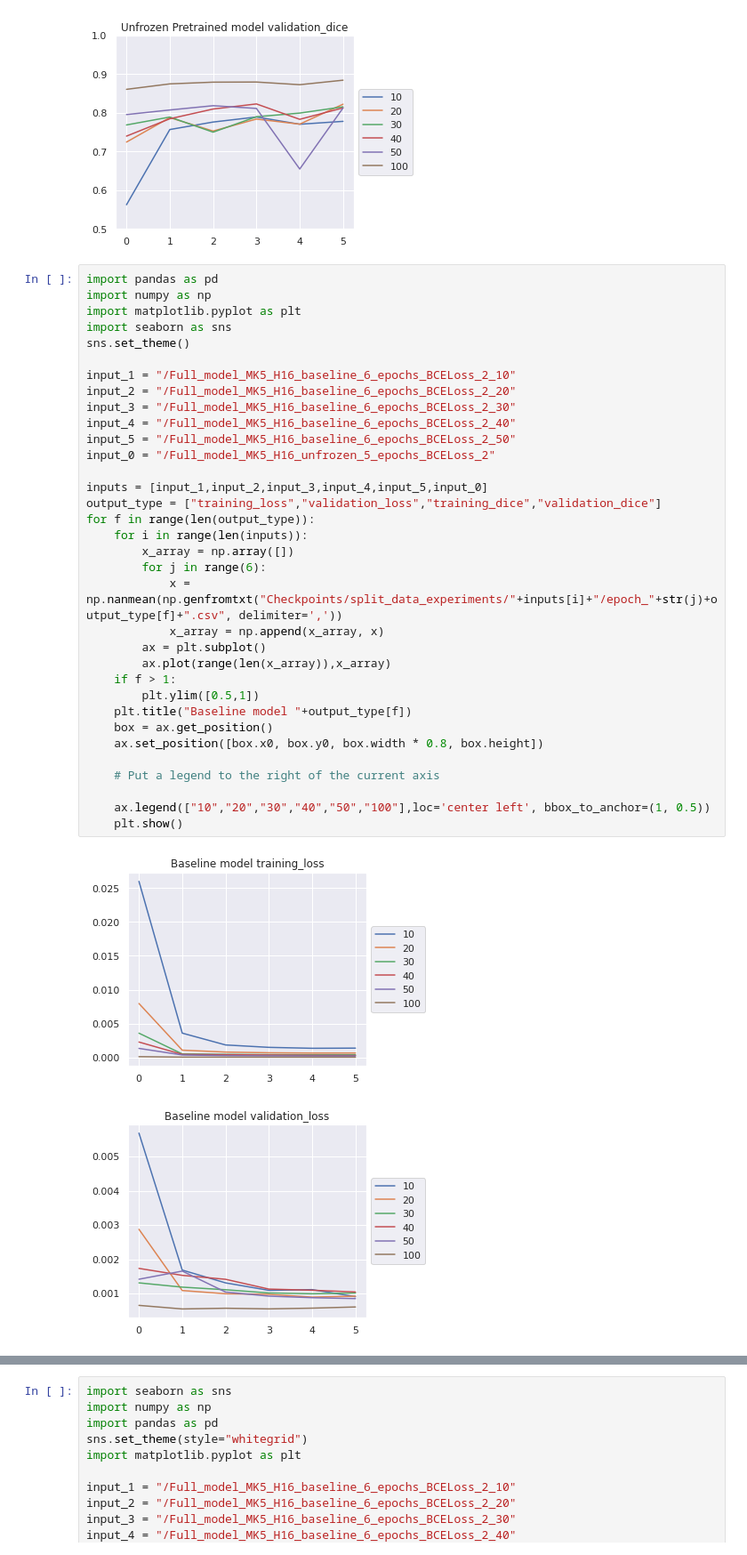
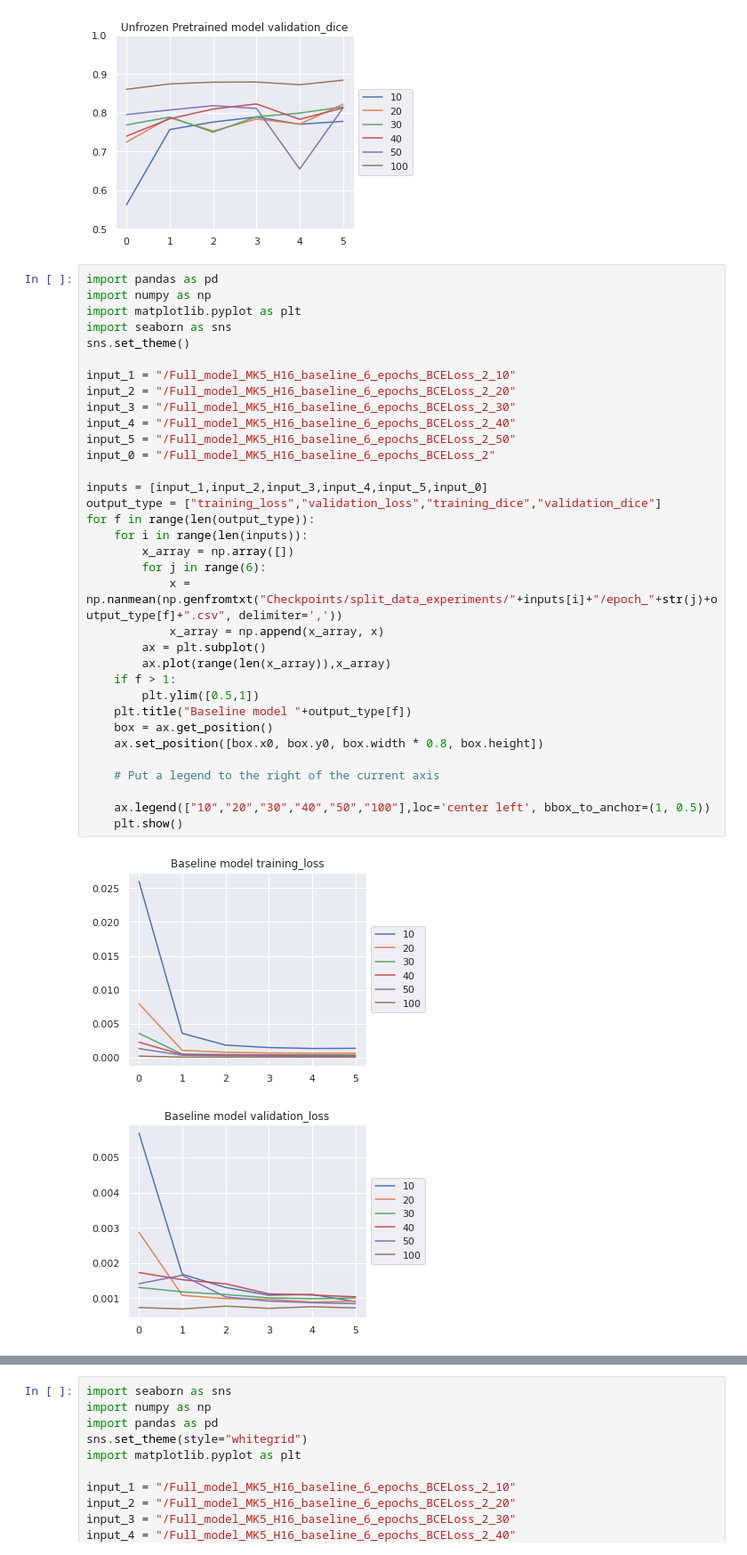
Before and after one commit to Jmckone1/unet, a Jupyter notebook: zip.ipynb, the cells around one changed output, grey strips where cells are left out. Shown: that part at 89% size. Cells and saved outputs as stored; diff of their text form.

```diff
--- a/zip.ipynb
+++ b/zip.ipynb
@@ -113,32 +113,32 @@ import seaborn as sns
 sns.set_theme()
 
 input_1 = "/Full_model_MK5_H16_baseline_6_epochs_BCELoss_2_10"
 input_2 = "/Full_model_MK5_H16_baseline_6_epochs_BCELoss_2_20"
 input_3 = "/Full_model_MK5_H16_baseline_6_epochs_BCELoss_2_30"
 input_4 = "/Full_model_MK5_H16_baseline_6_epochs_BCELoss_2_40"
 input_5 = "/Full_model_MK5_H16_baseline_6_epochs_BCELoss_2_50"
-input_0 = "/Full_model_MK5_H16_unfrozen_5_epochs_BCELoss_2"
+input_0 = "/Full_model_MK5_H16_baseline_6_epochs_BCELoss_2"
 
 inputs = [input_1,input_2,input_3,input_4,input_5,input_0]
 output_type = ["training_loss","validation_loss","training_dice","validation_dice"]
 for f in range(len(output_type)):
     for i in range(len(inputs)):
         x_array = np.array([])
         for j in range(6):
             x = np.nanmean(np.genfromtxt("Checkpoints/split_data_experiments/"+inputs[i]+"/epoch_"+str(j)+output_type[f]+".csv", delimiter=','))
             x_array = np.append(x_array, x)
         ax = plt.subplot()
         ax.plot(range(len(x_array)),x_array)
     if f > 1:
         plt.ylim([0.5,1])
     plt.title("Baseline model "+output_type[f])
     box = ax.get_position()
     ax.set_position([box.x0, box.y0, box.width * 0.8, box.height])
 
     # Put a legend to the right of the current axis
 
     ax.legend(["10","20","30","40","50","100"],loc='center left', bbox_to_anchor=(1, 0.5))
     plt.show()
 # %% [output]
 [figure]
-[figure, old version]
+[figure, new version]
```
Also changed, not shown: parts of 1 cell of this notebook, 5 other files.
